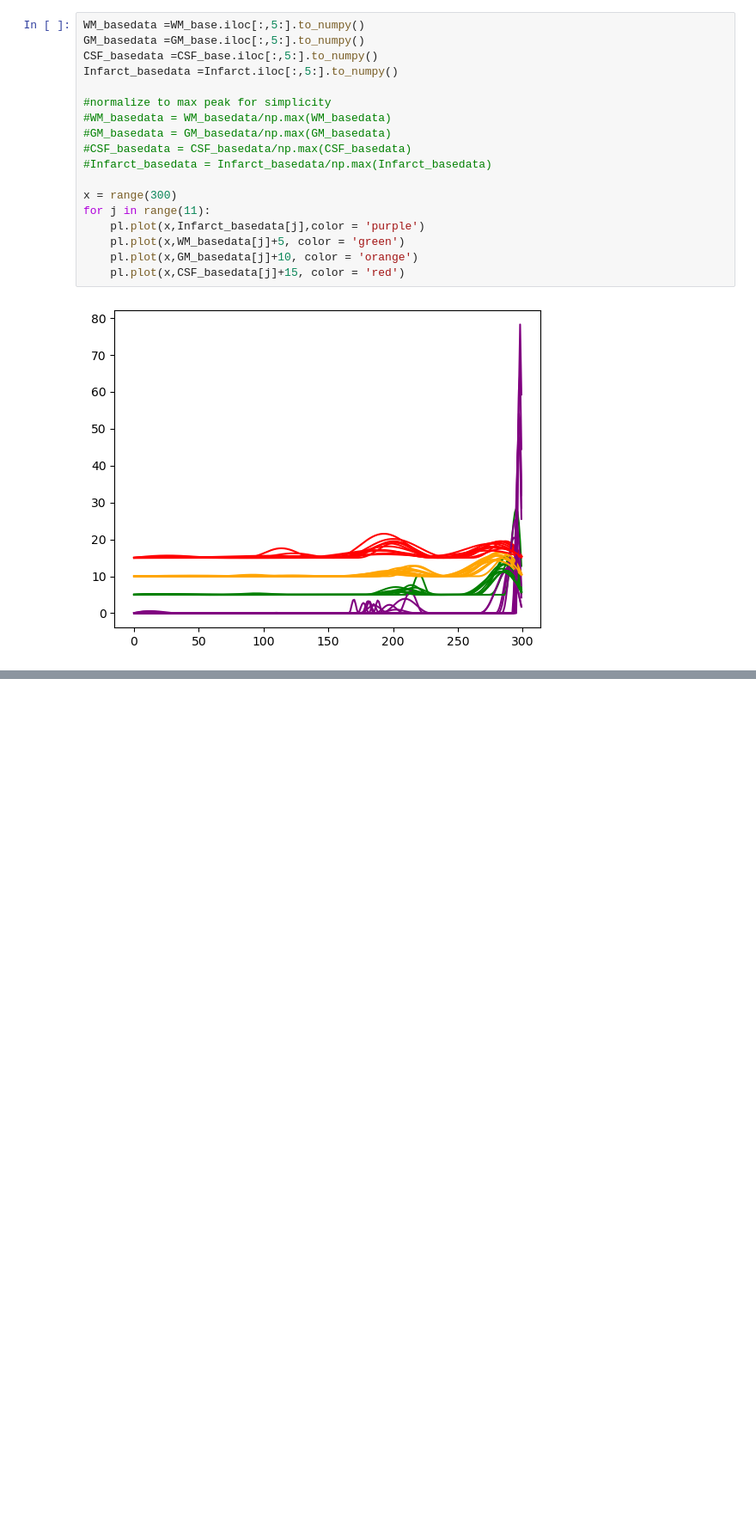
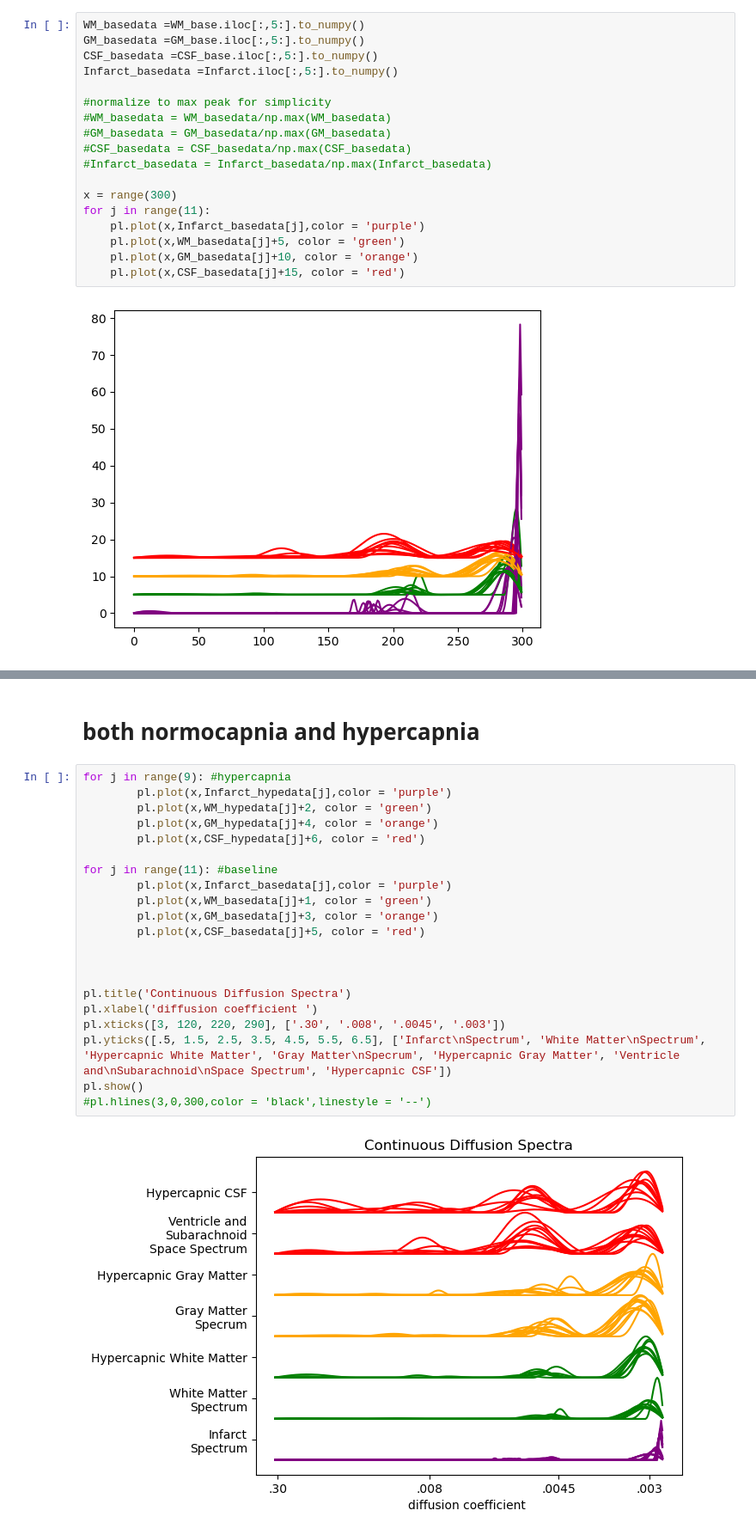
Before and after one commit to miramliu/Multiexp_Simulations_python, a Jupyter notebook: DiffusionSpectraComparisons.ipynb, the cells around one changed output, grey strips where cells are left out. Shown at 86% size. Saved outputs shown, nothing was run; the diff lists cells and outputs as text; blank space fills up the shorter version.

```diff
--- a/DiffusionSpectraComparisons.ipynb
+++ b/DiffusionSpectraComparisons.ipynb
@@ -142,3 +199,28 @@ pl.show()
 #pl.hlines(3,0,300,color = 'black',linestyle = '--')
 # %% [output]
 [figure]
+# %% [markdown]
+# both normocapnia and hypercapnia
+# %%
+for j in range(9): #hypercapnia
+        pl.plot(x,Infarct_hypedata[j],color = 'purple')
+        pl.plot(x,WM_hypedata[j]+2, color = 'green')
+        pl.plot(x,GM_hypedata[j]+4, color = 'orange')
+        pl.plot(x,CSF_hypedata[j]+6, color = 'red')
+
+for j in range(11): #baseline
+        pl.plot(x,Infarct_basedata[j],color = 'purple')
+        pl.plot(x,WM_basedata[j]+1, color = 'green')
+        pl.plot(x,GM_basedata[j]+3, color = 'orange')
+        pl.plot(x,CSF_basedata[j]+5, color = 'red')
+
+
+
+pl.title('Continuous Diffusion Spectra')
+pl.xlabel('diffusion coefficient ')
+pl.xticks([3, 120, 220, 290], ['.30', '.008', '.0045', '.003'])
+pl.yticks([.5, 1.5, 2.5, 3.5, 4.5, 5.5, 6.5], ['Infarct\nSpectrum', 'White Matter\nSpectrum', 'Hypercapnic White Matter', 'Gray Matter\nSpecrum', 'Hypercapnic Gray Matter', 'Ventricle and\nSubarachnoid\nSpace Spectrum', 'Hypercapnic CSF'])
+pl.show()
+#pl.hlines(3,0,300,color = 'black',linestyle = '--')
+# %% [output]
+[figure, added]
```
Also changed, not shown: parts of 3 cells of this notebook.
